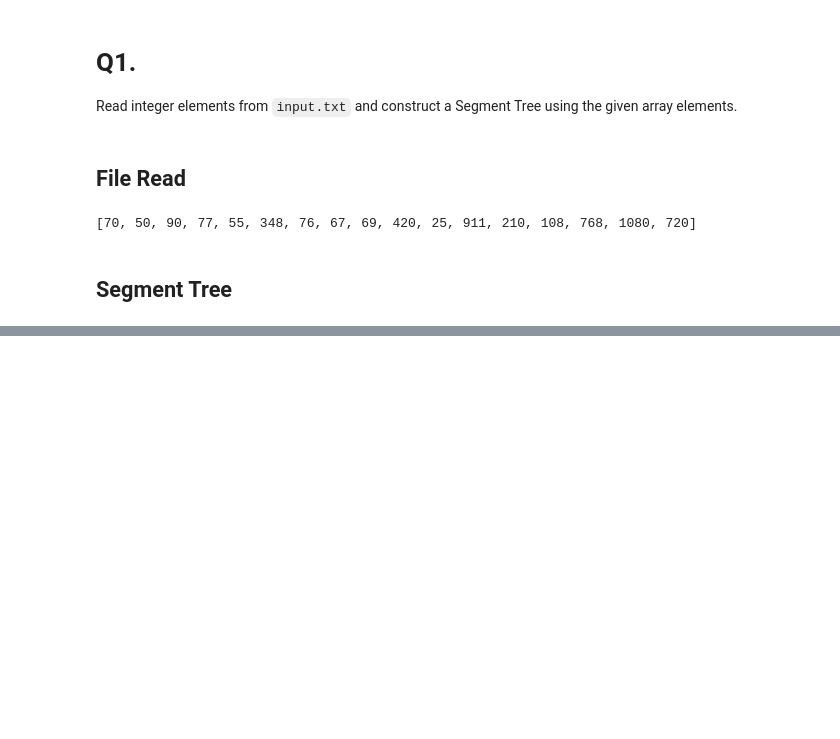
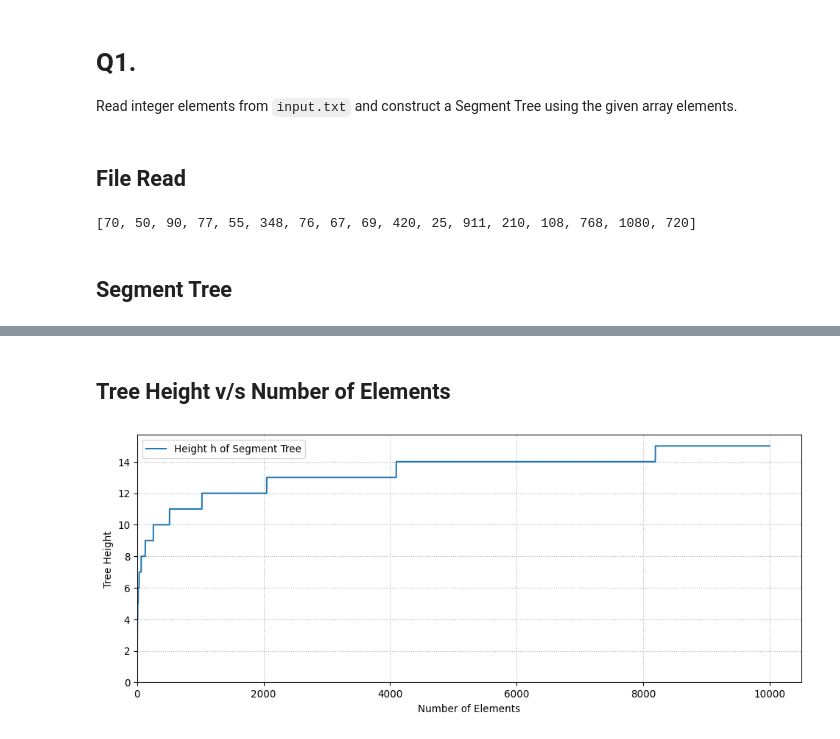
Before and after one commit to c43-sar/2650026_CS69101, a Jupyter notebook: 2650026_lab6.ipynb, the cells around one changed output, grey strips where cells are left out. Cells and saved outputs as stored; diff of their text form; code cells hidden in the pictures; blank space fills up the shorter version.

```diff
--- a/2650026_lab6.ipynb
+++ b/2650026_lab6.ipynb
@@ -214,0 +553,17 @@ stree0.set_rangefn("SUM")
+# %% [markdown]
+## Tree Height v/s Number of Elements
+# %%
+figure(figsize=(12, 4.5), dpi=97)
+y = records["Random"]["Height"]
+x = [i+1 for i in range(len(y))]
+plt.plot(x, y, label="Height h of Segment Tree")
+plt.xlim(left=0)
+plt.ylim(bottom=0)
+plt.legend()
+plt.xlabel("Number of Elements")
+plt.ylabel("Tree Height")
+plt.grid(visible=True, linestyle=':')
+plt.savefig("./2650026_lab6_data/task7_height.png", dpi=150, bbox_inches="tight")
+plt.show()
+# %% [output]
+[figure, added]
```
Also changed, not shown: parts of 44 cells of this notebook, 13 other files.
